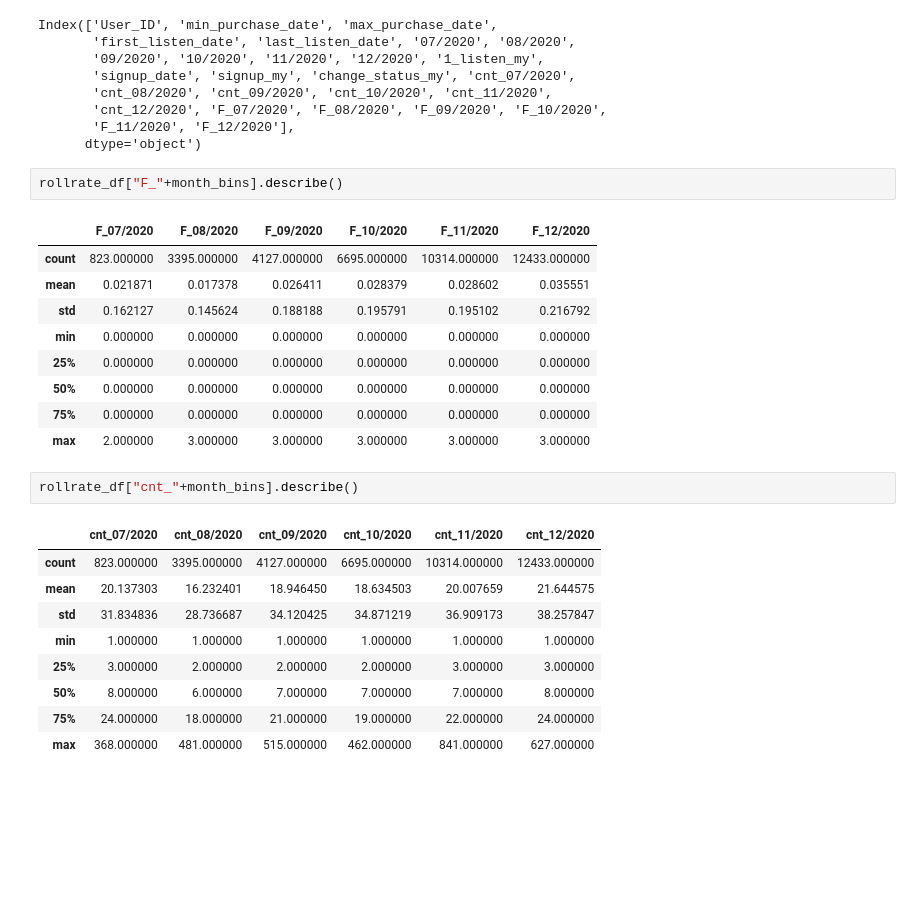
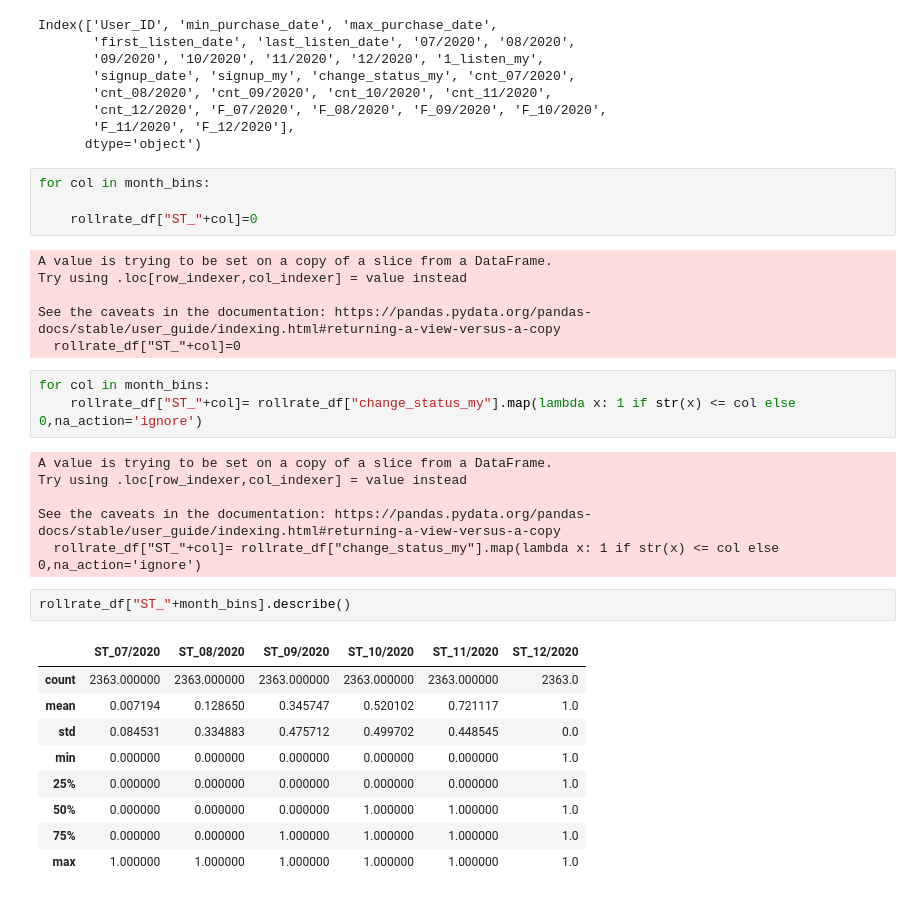
Before and after one commit to ngttnguyen/myscala, a Jupyter notebook: Voiz_project/VoizFM_rollrate_analysis.ipynb, the cells around one changed output. Saved outputs shown, nothing was run; the diff lists cells and outputs as text; blank space fills up the shorter version.

```diff
--- a/Voiz_project/VoizFM_rollrate_analysis.ipynb
+++ b/Voiz_project/VoizFM_rollrate_analysis.ipynb
@@ -385,27 +386,34 @@ Index(['User_ID', 'min_purchase_date', 'max_purchase_date',
        'cnt_12/2020', 'F_07/2020', 'F_08/2020', 'F_09/2020', 'F_10/2020',
        'F_11/2020', 'F_12/2020'],
       dtype='object')
+# %%
+for col in month_bins:
+
+    rollrate_df["ST_"+col]=0
+# %% [output]
+A value is trying to be set on a copy of a slice from a DataFrame.
+Try using .loc[row_indexer,col_indexer] = value instead
+
+See the caveats in the documentation: https://pandas.pydata.org/pandas-docs/stable/user_guide/indexing.html#returning-a-view-versus-a-copy
+  rollrate_df["ST_"+col]=0
+# %%
+for col in month_bins:
+    rollrate_df["ST_"+col]= rollrate_df["change_status_my"].map(lambda x: 1 if str(x) <= col else 0,na_action='ignore')
+# %% [output]
+A value is trying to be set on a copy of a slice from a DataFrame.
+Try using .loc[row_indexer,col_indexer] = value instead
+
+See the caveats in the documentation: https://pandas.pydata.org/pandas-docs/stable/user_guide/indexing.html#returning-a-view-versus-a-copy
+  rollrate_df["ST_"+col]= rollrate_df["change_status_my"].map(lambda x: 1 if str(x) <= col else 0,na_action='ignore')
 # %%
-rollrate_df["F_"+month_bins].describe()
+rollrate_df["ST_"+month_bins].describe()
 # %% [output]
-|  | F_07/2020 | F_08/2020 | F_09/2020 | F_10/2020 | F_11/2020 | F_12/2020 |
-| count | 823.000000 | 3395.000000 | 4127.000000 | 6695.000000 | 10314.000000 | 12433.000000 |
-| mean | 0.021871 | 0.017378 | 0.026411 | 0.028379 | 0.028602 | 0.035551 |
-| std | 0.162127 | 0.145624 | 0.188188 | 0.195791 | 0.195102 | 0.216792 |
-| min | 0.000000 | 0.000000 | 0.000000 | 0.000000 | 0.000000 | 0.000000 |
-| 25% | 0.000000 | 0.000000 | 0.000000 | 0.000000 | 0.000000 | 0.000000 |
-| 50% | 0.000000 | 0.000000 | 0.000000 | 0.000000 | 0.000000 | 0.000000 |
-| 75% | 0.000000 | 0.000000 | 0.000000 | 0.000000 | 0.000000 | 0.000000 |
-| max | 2.000000 | 3.000000 | 3.000000 | 3.000000 | 3.000000 | 3.000000 |
+|  | ST_07/2020 | ST_08/2020 | ST_09/2020 | ST_10/2020 | ST_11/2020 | ST_12/2020 |
+| count | 2363.000000 | 2363.000000 | 2363.000000 | 2363.000000 | 2363.000000 | 2363.0 |
+| mean | 0.007194 | 0.128650 | 0.345747 | 0.520102 | 0.721117 | 1.0 |
+| std | 0.084531 | 0.334883 | 0.475712 | 0.499702 | 0.448545 | 0.0 |
+| min | 0.000000 | 0.000000 | 0.000000 | 0.000000 | 0.000000 | 1.0 |
+| 25% | 0.000000 | 0.000000 | 0.000000 | 0.000000 | 0.000000 | 1.0 |
+| 50% | 0.000000 | 0.000000 | 0.000000 | 1.000000 | 1.000000 | 1.0 |
+| 75% | 0.000000 | 0.000000 | 1.000000 | 1.000000 | 1.000000 | 1.0 |
+| max | 1.000000 | 1.000000 | 1.000000 | 1.000000 | 1.000000 | 1.0 |
-# %%
-rollrate_df["cnt_"+month_bins].describe()
-# %% [output]
-|  | cnt_07/2020 | cnt_08/2020 | cnt_09/2020 | cnt_10/2020 | cnt_11/2020 | cnt_12/2020 |
-| count | 823.000000 | 3395.000000 | 4127.000000 | 6695.000000 | 10314.000000 | 12433.000000 |
-| mean | 20.137303 | 16.232401 | 18.946450 | 18.634503 | 20.007659 | 21.644575 |
-| std | 31.834836 | 28.736687 | 34.120425 | 34.871219 | 36.909173 | 38.257847 |
-| min | 1.000000 | 1.000000 | 1.000000 | 1.000000 | 1.000000 | 1.000000 |
-| 25% | 3.000000 | 2.000000 | 2.000000 | 2.000000 | 3.000000 | 3.000000 |
-| 50% | 8.000000 | 6.000000 | 7.000000 | 7.000000 | 7.000000 | 8.000000 |
-| 75% | 24.000000 | 18.000000 | 21.000000 | 19.000000 | 22.000000 | 24.000000 |
-| max | 368.000000 | 481.000000 | 515.000000 | 462.000000 | 841.000000 | 627.000000 |
```
Also changed, not shown: parts of 8 cells of this notebook.
